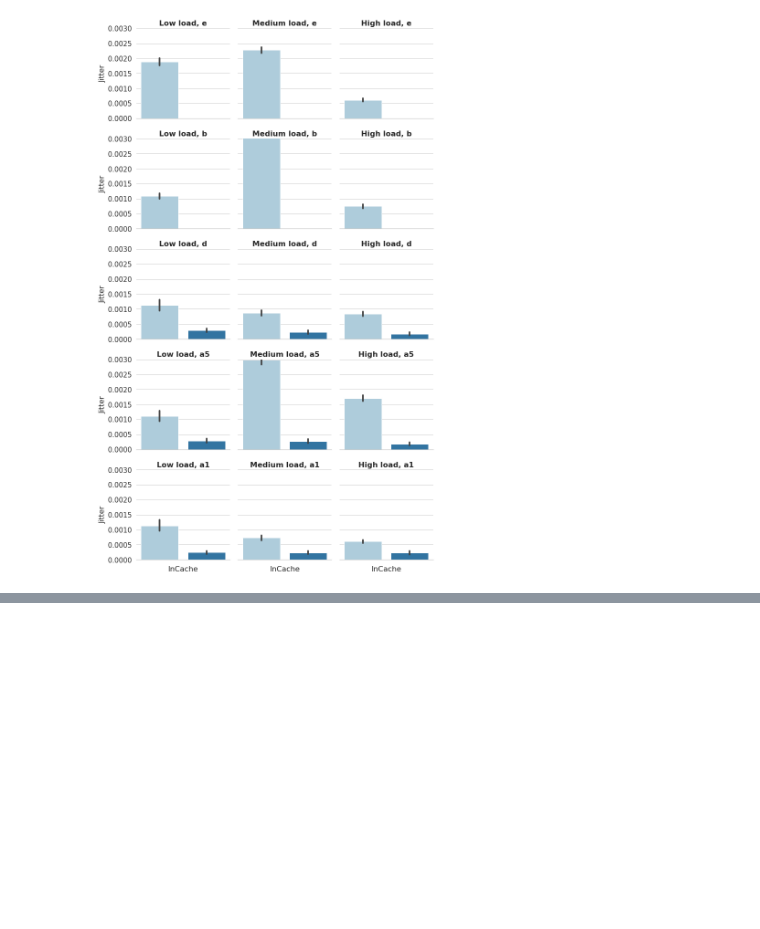
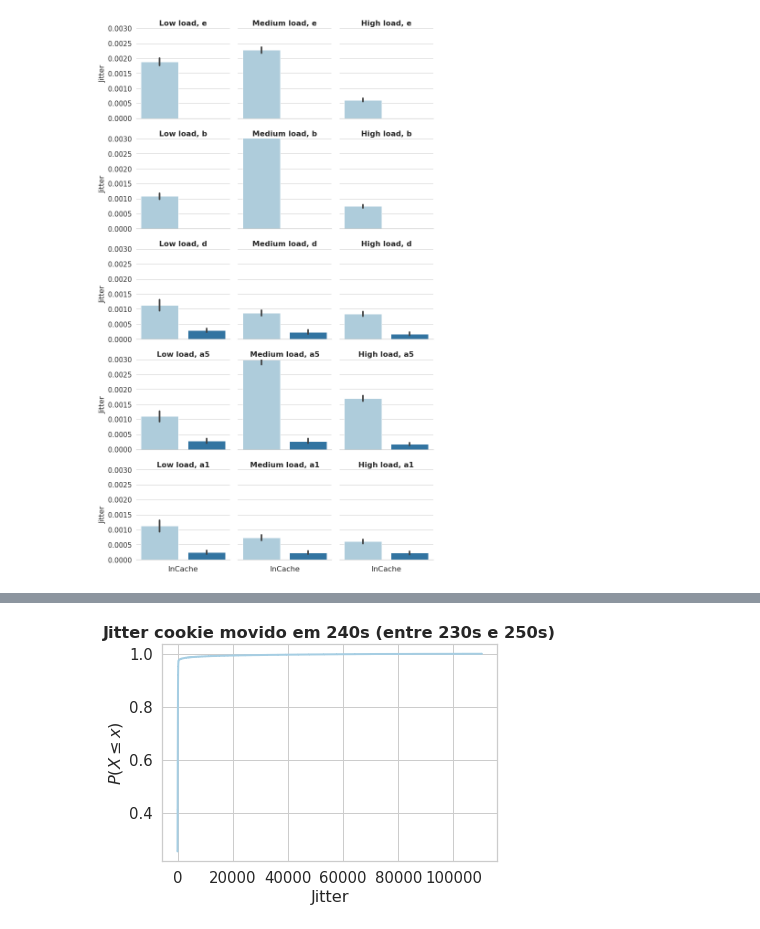
Before and after one commit to pedrobellotti/iperftestes, a Jupyter notebook: Simulacao/NovoArtigo/analisePing.ipynb, the cells around one changed output, grey strips where cells are left out. Saved outputs shown, nothing was run; the diff lists cells and outputs as text; code cells hidden in the pictures; blank space fills up the shorter version.

```diff
--- a/Simulacao/NovoArtigo/analisePing.ipynb
+++ b/Simulacao/NovoArtigo/analisePing.ipynb
@@ -212,0 +192,12 @@ dfCache.head()
+# %%
+x= np.sort(df_Movida["Jitter"])
+ecdf = sm.distributions.ECDF(df_Movida["Jitter"])
+y = ecdf(x)
+
+plt.title("Jitter cookie movido em 240s (entre 230s e 250s)")
+plt.step(x, y, where='post')
+plt.ylabel(r'$P(X \leq x)$')
+plt.xlabel('Jitter')
+plt.show()
+# %% [output]
+[figure, added]
```
Also changed, not shown: parts of 15 cells of this notebook, 2 other files.
